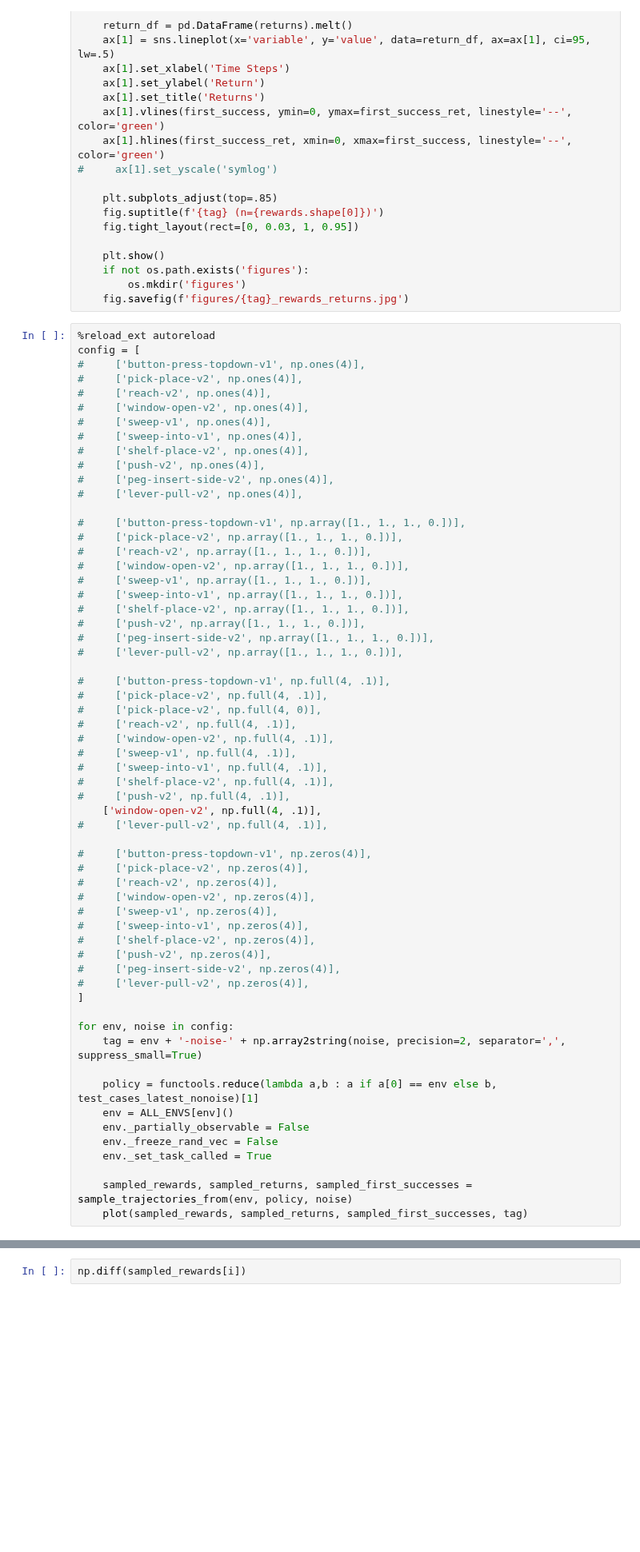
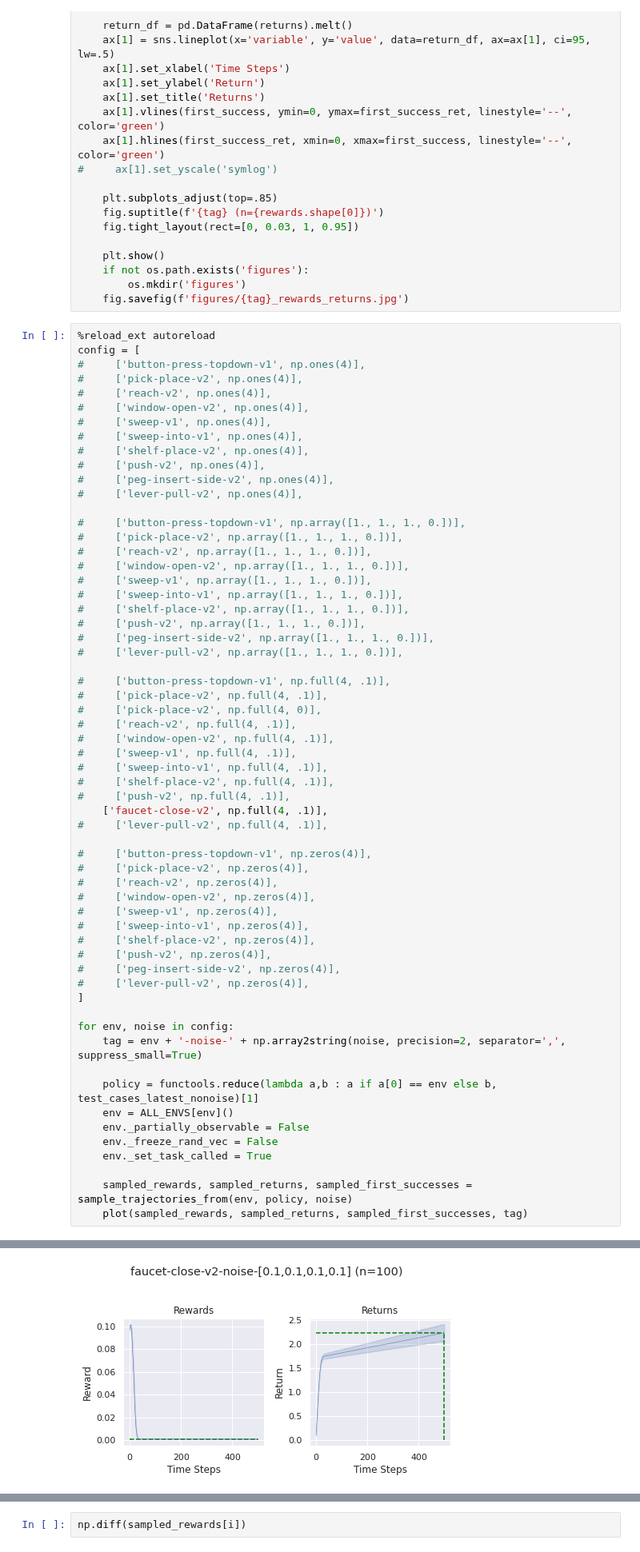
Before and after one commit to Farama-Foundation/Metaworld, a Jupyter notebook: scripts/plot_rewards_returns.ipynb, the cells around one changed output, grey strips where cells are left out. Shown at 80% size. Drawn from its saved outputs; the diff is of its cells as text; blank space fills up the shorter version.

Commit message:
Faucet intial commit

```diff
--- a/scripts/plot_rewards_returns.ipynb
+++ b/scripts/plot_rewards_returns.ipynb
@@ -117,7 +99,7 @@ config = [
 #     ['sweep-into-v1', np.full(4, .1)],
 #     ['shelf-place-v2', np.full(4, .1)],
 #     ['push-v2', np.full(4, .1)],
-    ['window-open-v2', np.full(4, .1)],
+    ['faucet-close-v2', np.full(4, .1)],
 #     ['lever-pull-v2', np.full(4, .1)],
 
 #     ['button-press-topdown-v1', np.zeros(4)],
@@ -148,3 +129,4 @@ TypeError: dispatcher for __array_function__ did not return an iterable
+[figure, added]
 # %%
 i = 20
 first_success = sampled_first_successes[i]
```
Also changed, not shown: parts of 3 cells of this notebook, 2 other files.
